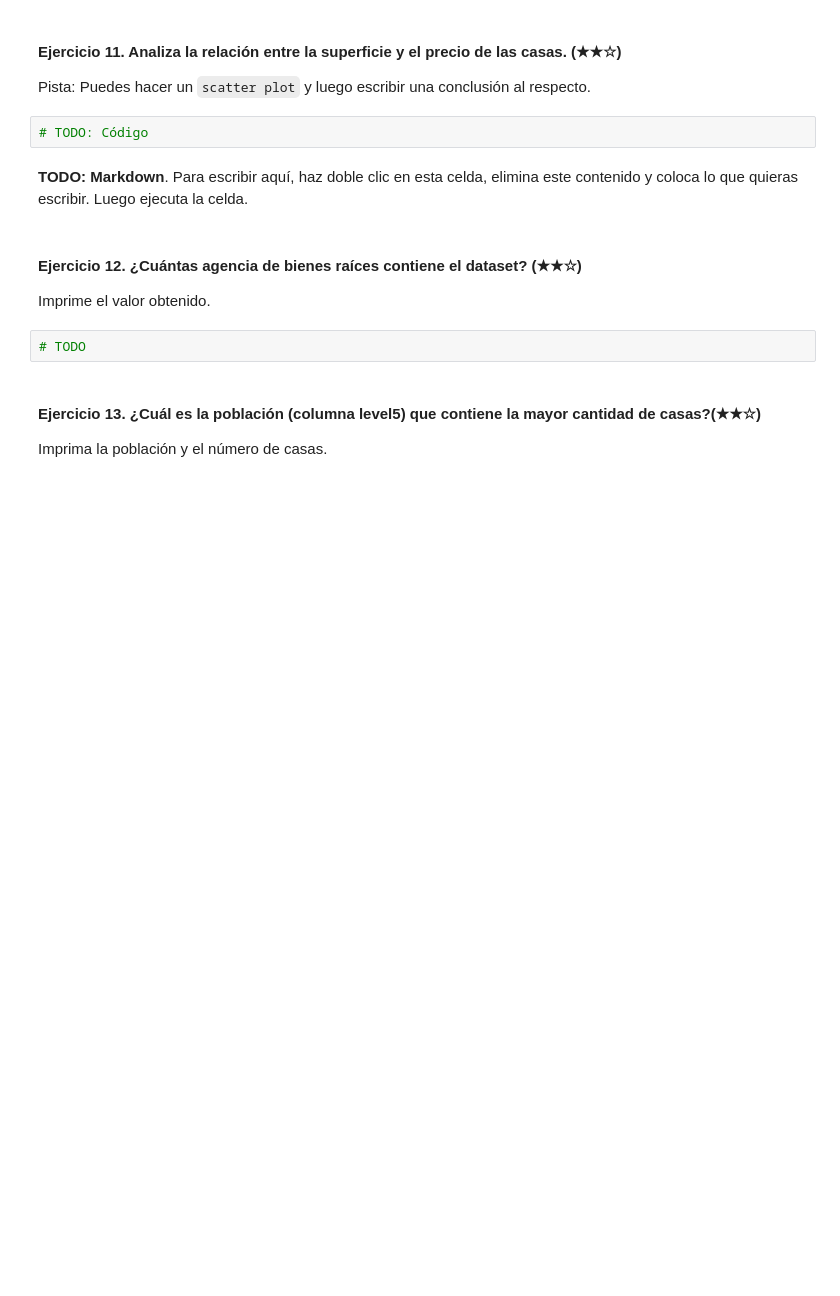
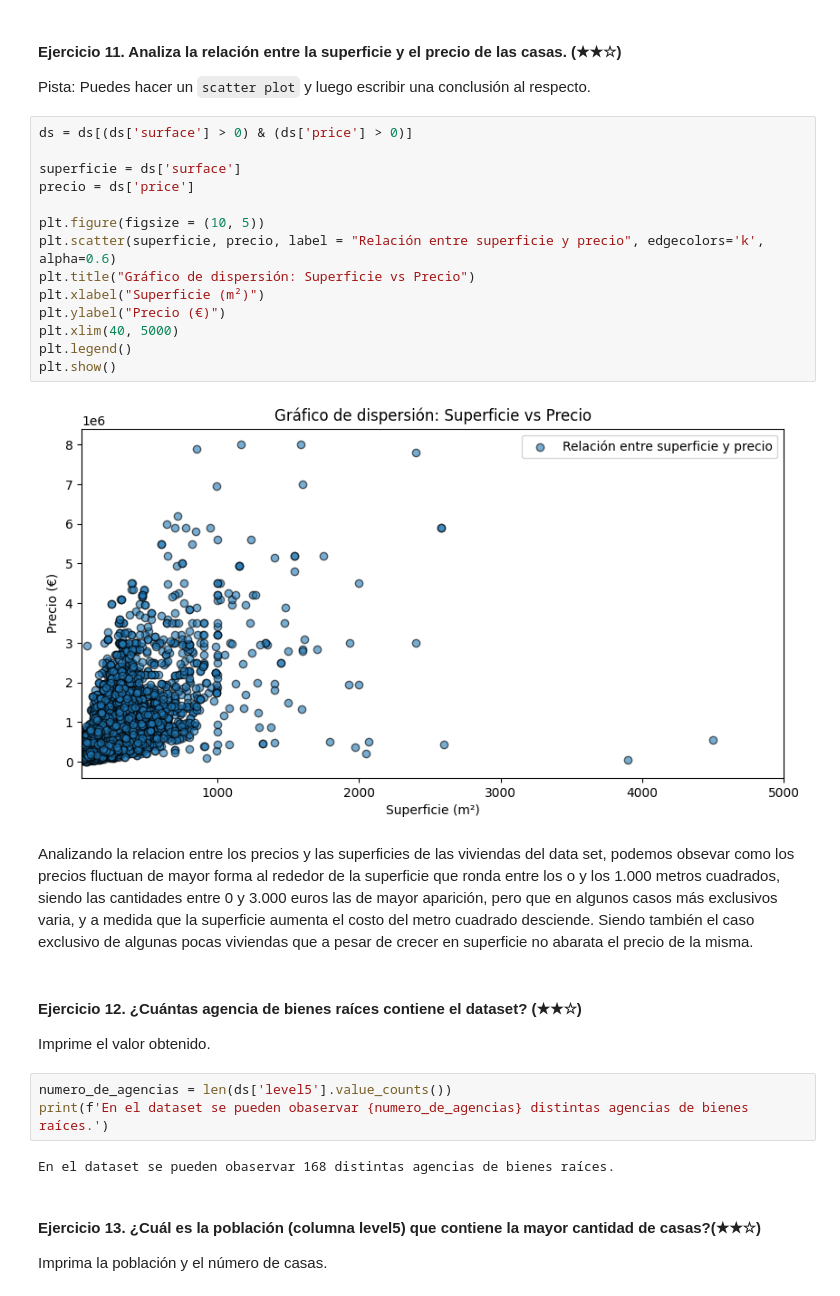
Before and after one commit to 4GeeksAcademy/Proyecto_1_realestate-datacleanup-exercise, a Jupyter notebook: project.es.ipynb, the cells around one changed output. Drawn from its saved outputs; the diff is of its cells as text; blank space fills up the shorter version.

```diff
--- a/project.es.ipynb
+++ b/project.es.ipynb
@@ -208,15 +208,32 @@ cuadrado de las localidades de Valdemorillo y Galapagar no son identicos, pero s
 
 Pista: Puedes hacer un `scatter plot` y luego escribir una conclusión al respecto.
 # %%
-# TODO: Código
+ds = ds[(ds['surface'] > 0) & (ds['price'] > 0)]
+
+superficie = ds['surface']
+precio = ds['price']
+
+plt.figure(figsize = (10, 5))
+plt.scatter(superficie, precio, label = "Relación entre superficie y precio", edgecolors='k', alpha=0.6)
+plt.title("Gráfico de dispersión: Superficie vs Precio")
+plt.xlabel("Superficie (m²)")
+plt.ylabel("Precio (€)")
+plt.xlim(40, 5000)
+plt.legend()
+plt.show()
+# %% [output]
+[figure, added]
 # %% [markdown]
-**TODO: Markdown**. Para escribir aquí, haz doble clic en esta celda, elimina este contenido y coloca lo que quieras escribir. Luego ejecuta la celda.
+Analizando la relacion entre los precios y las superficies de las viviendas del data set, podemos obsevar como los precios fluctuan de mayor forma al rededor de la superficie que ronda entre los o y los 1.000 metros cuadrados, siendo las cantidades entre 0 y 3.000 euros las  de mayor aparición, pero que en algunos casos más exclusivos varia, y a medida que la superficie aumenta el costo del metro cuadrado desciende. Siendo también el caso exclusivo de algunas pocas viviendas que a pesar de crecer en superficie no abarata el precio de la misma.
 # %% [markdown]
 #### Ejercicio 12. ¿Cuántas agencia de bienes raíces contiene el dataset? (★★☆)
 
 Imprime el valor obtenido.
 # %%
-# TODO
+numero_de_agencias = len(ds['level5'].value_counts())
+print(f'En el dataset se pueden obaservar {numero_de_agencias} distintas agencias de bienes raíces.')
+# %% [output]
+En el dataset se pueden obaservar 168 distintas agencias de bienes raíces.
 # %% [markdown]
 #### Ejercicio 13. ¿Cuál es la población (columna level5) que contiene la mayor cantidad de casas?(★★☆)
 
```
